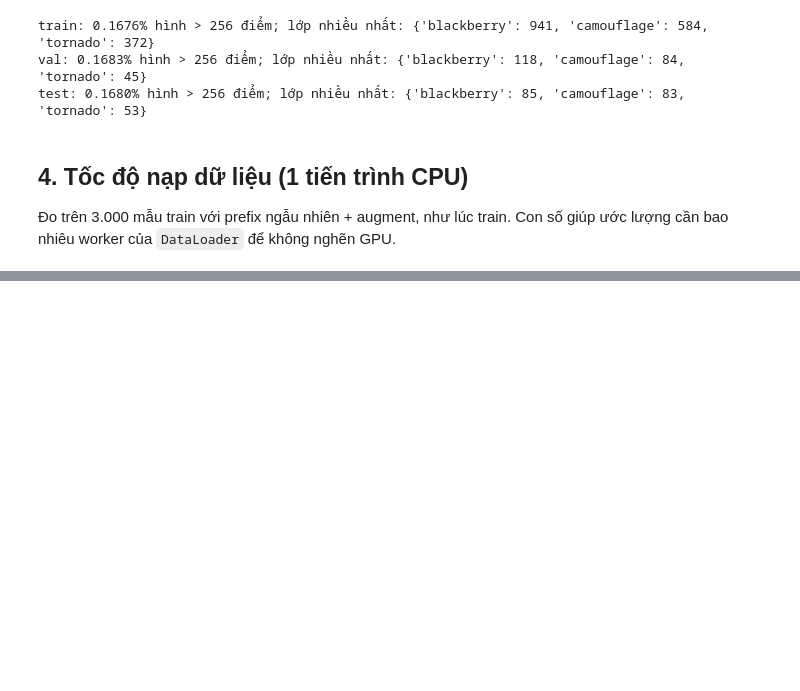
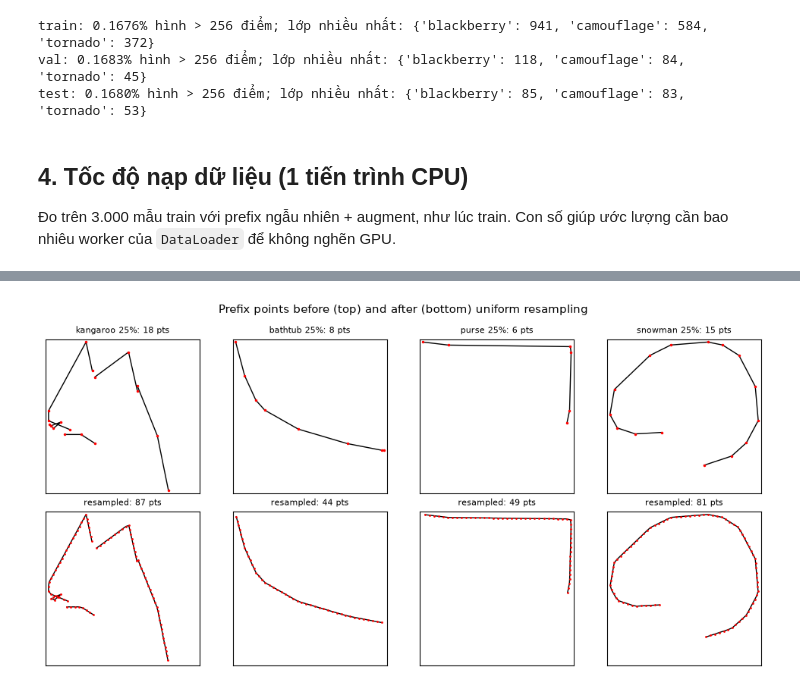
Before and after one commit to Trung4n/AI-dictionary, a Jupyter notebook: notebooks/02_preprocessing.ipynb, the cells around one changed output, grey strips where cells are left out. Cells and saved outputs as stored; diff of their text form; code cells hidden in the pictures; blank space fills up the shorter version.

```diff
--- a/notebooks/02_preprocessing.ipynb
+++ b/notebooks/02_preprocessing.ipynb
@@ -276,0 +321,19 @@ bench
+# %%
+rng2 = np.random.default_rng(SEED)
+pick = rng2.choice(len(val), 4, replace=False)
+fig, axes = plt.subplots(2, 4, figsize=(10, 5))
+for k, i in enumerate(pick):
+    pts, end, _ = val[i]
+    p, e = prefix(pts, end, 0.25)
+    n = normalize(p)
+    r, re = resample_uniform(n, e, RESAMPLE_STEP)
+    show_xy(axes[0, k], n, e, f"{val.meta['word'].iloc[i]} 25%: {len(n)} pts")
+    axes[0, k].plot(n[:, 0], n[:, 1], "r.", ms=3)
+    show_xy(axes[1, k], r, re, f"resampled: {len(r)} pts")
+    axes[1, k].plot(r[:, 0], r[:, 1], "r.", ms=2)
+fig.suptitle("Prefix points before (top) and after (bottom) uniform resampling")
+plt.tight_layout()
+savefig("resample_uniform")
+plt.show()
+# %% [output]
+[figure, added]
```
Also changed, not shown: parts of 8 cells of this notebook, 19 other files.
